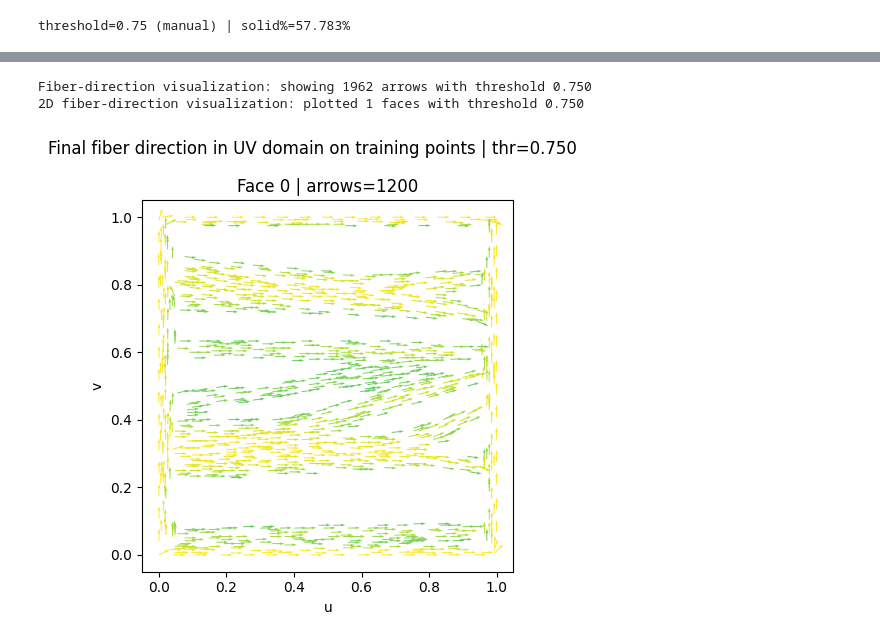
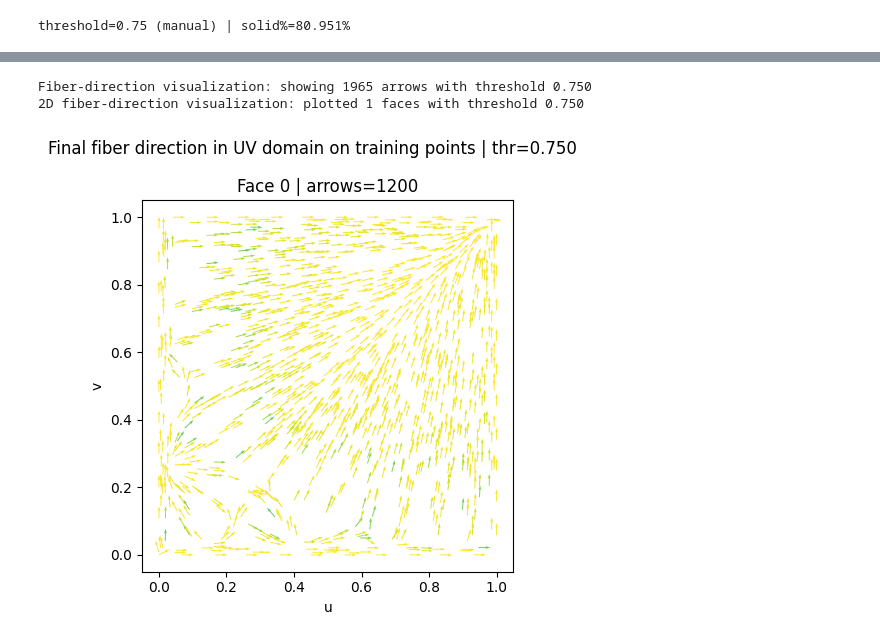
Before and after one commit to ArashARM/HVD_Shell_SF, a Jupyter notebook: Main.ipynb, the cells around one changed output, grey strips where cells are left out. Saved outputs shown, nothing was run; the diff lists cells and outputs as text; code cells hidden in the pictures.

```diff
--- a/Main.ipynb
+++ b/Main.ipynb
@@ -87,7 +98,7 @@ SphereTap      = TesPartsDir / "SphereTap.stp"
 Tidebottle     = TesPartsDir / "Tidebottle.STEP"
 
 
-shape_path = Planar
+shape_path = FullCylinder
 
 # Meshing controls
 # OCC meshing (global fallback for mode="mesh"):
@@ -209,13 +284,13 @@ else:
 # %%
-Explanation = "_X_Tensil_WithouT"
+Explanation = "_Torsion_Z"
 
 cfg = TrainingConfig(
     # Case / Reproducibility
     LoadingCasee=LoadingCase,
     training_face_index=0,
-    seed_number=20,
+    seed_number=30,
     use_Metric_anisotropy=False,
-    fixed_height=fixed_height_shell,
+    fixed_height=0.5,
     target_volfrac=0.25,
 
     # Seed Initialization / Geometry
@@ -223,23 +298,23 @@ cfg = TrainingConfig(
     boundary_margin=0.05,
 
     # Training Loop
-    num_steps=2000,
+    num_steps=10000,
     log_every=100,
-    early_stop_start=10000,
-    patience=200,
+    early_stop_start=0.5,
+    patience=1000,
     min_delta=1e-10,
 
     # Plateau / Pruning
-    prune_inactive_on_plateau=True,
+    prune_inactive_on_plateau=False,
     prune_patience=300,
 
     # Width Parameters
-    freeze_w=True,
-    w_const=5,
-    w_min=0.003,
-    min_feature_size_3d=0.003,
-    auto_update_wmin=True,
-    w_max_ratio=0.25,
+    freeze_w=False,
+    w_const=0.1,
+    w_min=0.0005,
+    min_feature_size_3d=0.4,
+    auto_update_wmin=False,
+    w_max_ratio=0.2,
     duplicate_merge_sigma=0.05,
 
     # Fiber Band Priors
@@ -254,10 +329,10 @@ cfg = TrainingConfig(
     hollow_rho_edge_min=0.75,
 
     # Seed Activity
-    seed_activity_sharpness=3.0,
-    seed_activity_threshold=0.6,
-    lam_seed_active=2.0,
-    min_active_seeds=3,
+    seed_activity_sharpness=1.5,
+    seed_activity_threshold=0.4,
+    lam_seed_active=100.0,
+    min_active_seeds=2,
 
     # Boundary Attachment
     use_boundary_attachment=True,
@@ -286,9 +361,9 @@ cfg = TrainingConfig(
     beta=0.02,
 
     # Density Projection
-    density_projection_strength=0.45,
-    density_projection_threshold=0.35,
-    density_projection_gamma=0.06,
+    density_projection_strength=0.8,
+    density_projection_threshold=0.75,
+    density_projection_gamma=0.04,
 
     # Rolling Seed Anchors
     use_rolling_seed_anchors=True,
@@ -310,7 +385,7 @@ cfg = TrainingConfig(
 
     # Seed Domain Handling
     allow_seed_outside_domain=True,
-    allow_seed_outside_domain_warmup_frac=0.05,
+    allow_seed_outside_domain_warmup_frac=0.1,
     seed_domain_margin=0.35,
     use_seed_domain_mask=True,
     seed_domain_mask_threshold=0.5,
@@ -319,14 +394,16 @@ cfg = TrainingConfig(
     seed_domain_mask_max_points=2048,
 
     # Seed Offset Schedule
-    Offset_scale=1.0,
-    seed_offset_scale_start=None,
-    seed_offset_scale_final=None,
-    seed_offset_scale_ramp_frac=0.90,
+    Offset_scale=0.5,
+    use_independent_seed_offsets=True,
+    independent_seed_offset_max=0.05,
+    seed_offset_scale_start=0.5,
+    seed_offset_scale_final=0.25,
+    seed_offset_scale_ramp_frac=1.0,
 
     # Loss Weights
-    lam_fem=60,
-    lam_vol=10,
+    lam_fem=50,
+    lam_vol=30,
     lam_rep=0,
     lam_bnd=0,
     lam_strut=0.0,
@@ -336,11 +413,11 @@ cfg = TrainingConfig(
 
     # Width Targeting
     width_target_frac=0.04,
-    width_target_sparse_boost=1.5,
-    width_target_frac_max=0.12,
-    width_warmup_start_frac=0.1,
-    width_warmup_ramp_frac=0.20,
-    lam_width_active_hard_multiplier=8.0,
+    width_target_sparse_boost=1.0,
+    width_target_frac_max=0.1,
+    width_warmup_start_frac=0,
+    width_warmup_ramp_frac=0,
+    lam_width_active_hard_multiplier=1.0,
     decoder_raw_temp=1.25,
     w_head_bias_init=None,
 
@@ -366,6 +443,7 @@ cfg = TrainingConfig(
 
     # Learning Rates
     lr_seed_refine=1e-4,
+    lr_independent_seed_offsets=1e-3,
     lr_delta_head=1e-4,
     lr_mlp=1e-4,
     lr_w_head=5e-5,
@@ -393,6 +471,9 @@ cfg = TrainingConfig(
     TM_laps_res_u=100,
     TM_laps_res_v=100,
     TM_laps_Thr=0.3,
+
+# turn on anomaly detection for debugging
+    debug_anomaly_detection = False,
 )
 
 trainer = NN_Trainer(
@@ -444 +525 @@ Widget(value='<iframe src="http://localhost:40815/index.html?ui=P_0x77a4a0f0e080
-threshold=0.75 (manual) | solid%=57.783%
+threshold=0.75 (manual) | solid%=80.951%
@@ -447,3 +528,3 @@ Widget(value='<iframe src="http://localhost:40815/index.html?ui=P_0x77a4d256b610
-Fiber-direction visualization: showing 1962 arrows with threshold 0.750
+Fiber-direction visualization: showing 1965 arrows with threshold 0.750
 2D fiber-direction visualization: plotted 1 faces with threshold 0.750
-[figure, old version]
+[figure, new version]
```
Also changed, not shown: parts of 10 cells of this notebook, 2 other files.
